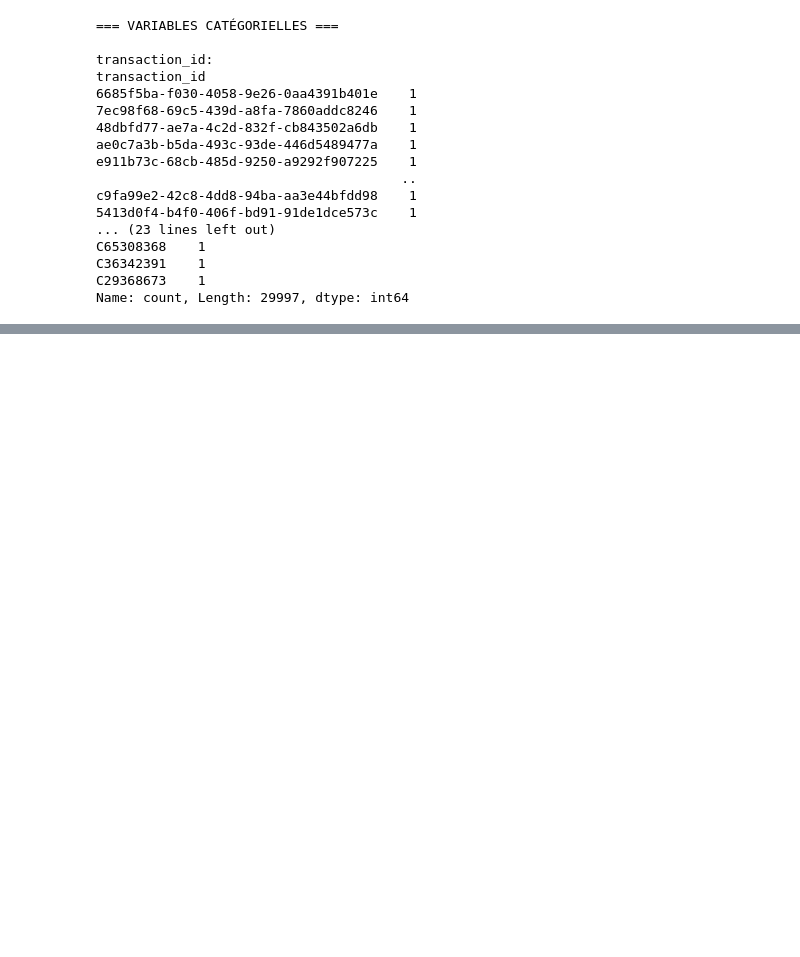
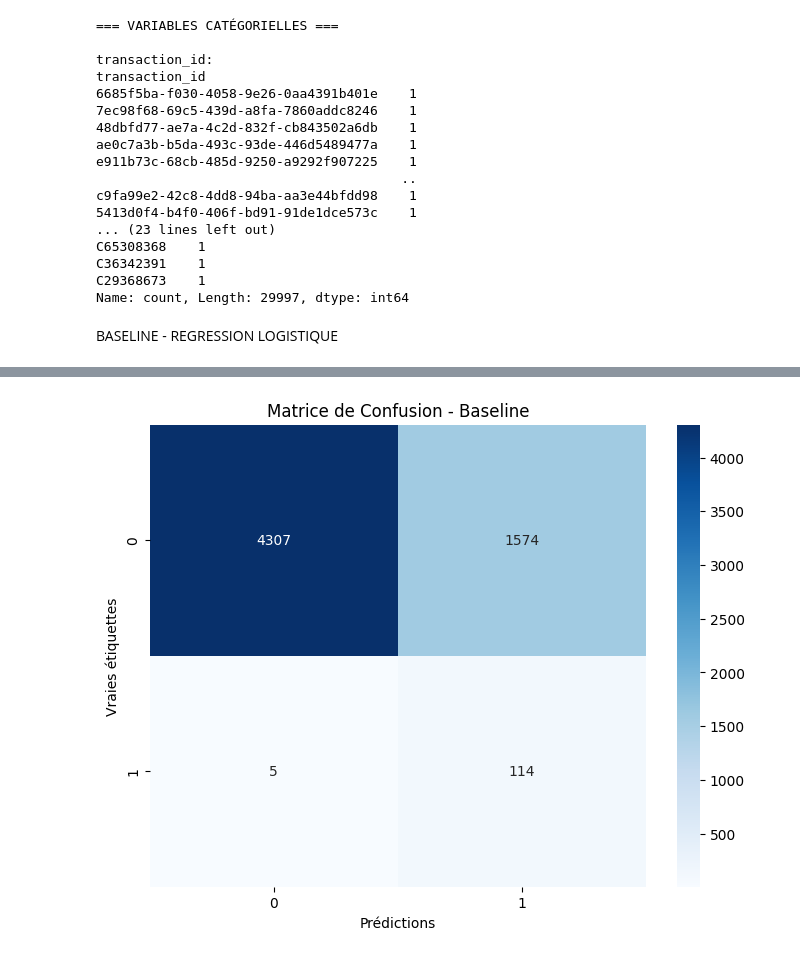
Before and after one commit to RbsFaneva/ML_exam_2025_ESIIA_5, a Jupyter notebook: poketrafinday/notebooks/fraud_detection.ipynb, the cells around one changed output, grey strips where cells are left out. Drawn from its saved outputs; the diff is of its cells as text; code cells hidden in the pictures; blank space fills up the shorter version.

Commit message:
BASELINE-partie2

```diff
--- a/poketrafinday/notebooks/fraud_detection.ipynb
+++ b/poketrafinday/notebooks/fraud_detection.ipynb
@@ -103,3 +103,79 @@ C65308368    1
 C36342391    1
 C29368673    1
 Name: count, Length: 29997, dtype: int64
+# %% [markdown]
+BASELINE - REGRESSION LOGISTIQUE
+# %%
+import pandas as pd
+import numpy as np
+import matplotlib.pyplot as plt
+import seaborn as sns
+from sklearn.preprocessing import LabelEncoder, StandardScaler
+from sklearn.model_selection import train_test_split
+from sklearn.linear_model import LogisticRegression
+from sklearn.metrics import classification_report, confusion_matrix, f1_score
+from sklearn.utils import resample
+import warnings
+warnings.filterwarnings('ignore')
+
+# Chargement des données (assuming train_df is already loaded)
+# If train_df is not loaded, uncomment and run the following lines:
+train_df = pd.read_csv('train.csv')
+
+# --- Préparation des données pour le modèle (ADDED) ---
+# Drop unnecessary columns
+train_processed = train_df.drop(['transaction_id', 'customer_id'], axis=1)
+
+# One-hot encode the 'type' column
+train_processed = pd.get_dummies(train_processed, columns=['type'], drop_first=True)
+
+# Convert boolean columns created by get_dummies to int
+for col in train_processed.select_dtypes(include='bool').columns:
+    train_processed[col] = train_processed[col].astype(int)
+
+print("\n=== TRAIN PROCESSED HEAD ===")
+print(train_processed.head())
+
+# Préparation des données pour le modèle
+X = train_processed.drop('is_fraud', axis=1)
+y = train_processed['is_fraud']
+
+# Split des données
+X_train, X_val, y_train, y_val = train_test_split(X, y, test_size=0.2, random_state=42, stratify=y)
+
+# Standardisation des features
+scaler = StandardScaler()
+X_train_scaled = scaler.fit_transform(X_train)
+X_val_scaled = scaler.transform(X_val)
+
+print("\n=== BASELINE - RÉGRESSION LOGISTIQUE ===")
+
+# Modèle de baseline
+baseline_model = LogisticRegression(
+    random_state=42,
+    class_weight='balanced',  # Pour gérer le déséquilibre
+    max_iter=1000
+)
+
+baseline_model.fit(X_train_scaled, y_train)
+
+# Prédictions
+y_pred_baseline = baseline_model.predict(X_val_scaled)
+y_pred_proba_baseline = baseline_model.predict_proba(X_val_scaled)[:, 1]
+
+# Évaluation
+f1_baseline = f1_score(y_val, y_pred_baseline)
+print(f"F1-Score Baseline: {f1_baseline:.4f}")
+
+print("\nRapport de classification:")
+print(classification_report(y_val, y_pred_baseline))
+
+# Matrice de confusion
+plt.figure(figsize=(8, 6))
+cm = confusion_matrix(y_val, y_pred_baseline)
+sns.heatmap(cm, annot=True, fmt='d', cmap='Blues')
+plt.title('Matrice de Confusion - Baseline')
+plt.ylabel('Vraies étiquettes')
+plt.xlabel('Prédictions')
+plt.show()
+# %% [output]
@@ -105,0 +202 @@ Name: count, Length: 29997, dtype: int64
+[figure, added]
```
Also changed, not shown: parts of 1 cell of this notebook.
